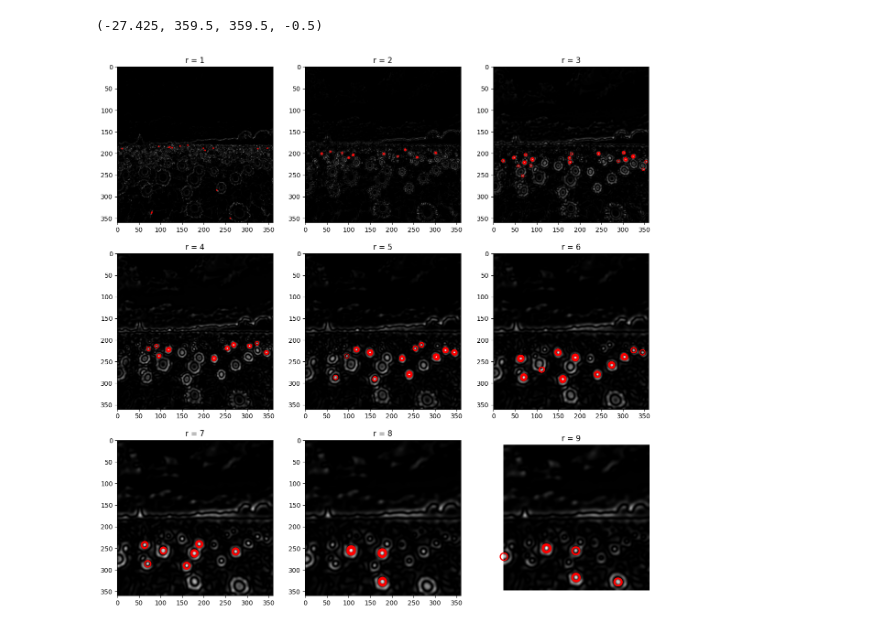
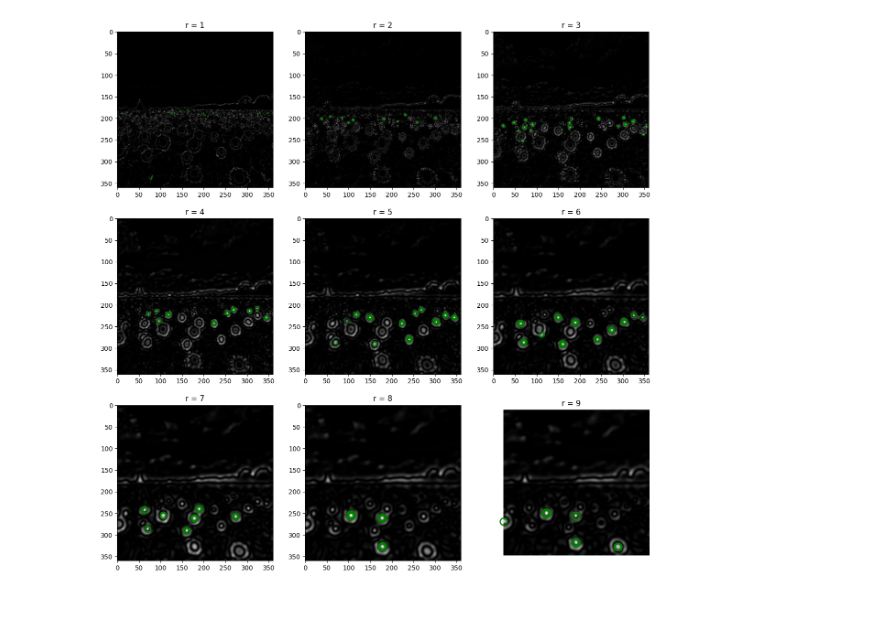
Before and after one commit to NidulaGunawardana/Vision_assignment_1, a Jupyter notebook: Assignment 2/assignment_Propper.ipynb, the cells around one changed output. Cells and saved outputs as stored; diff of their text form; code cells hidden in the pictures.

Commit message:
blob detector part done

```diff
--- a/Assignment 2/assignment_Propper.ipynb
+++ b/Assignment 2/assignment_Propper.ipynb
@@ -7,48 +7,46 @@ from skimage.feature import peak_local_max
 
 %matplotlib inline
 # %%
-def laplace_of_gaussian(sigma):
-    hw = round(3*sigma)    # Half width of kernel
-    X, Y = np.meshgrid(np.arange(-hw, hw + 1, 1), np.arange(-hw, hw + 1, 1))
+def laplace_of_gaussian(s):
+    half_width = round(3 * s)  # Half width of kernel
+    X, Y = np.meshgrid(np.arange(-half_width, half_width + 1, 1), np.arange(-half_width, half_width + 1, 1))
 
-    log = ((X**2 + Y**2)/(2*sigma**2) - 1) * np.exp(-(X**2 + Y**2)/(2*sigma**2)) / (np.pi * sigma**4)
-    return log
+    log_kernel = ((X**2 + Y**2) / (2 * s**2) - 1) * np.exp(-(X**2 + Y**2) / (2 * s**2)) / (np.pi * s**4)
+    return log_kernel
 # %%
-def detect_max(img_log, sigma):
+def detect_max(img1_log, sigma):
     coordinates = []
-    (h, w) = img_log.shape
+    (h, w) = img1_log.shape
     k = 1
     for i in range(k, h-k):
         for j in range(k, w-k):
-            slice_img = img_log[i-k:i+k+1, j-k:j+k+1]
-            result = np.max(slice_img) # finding maximum
-            if result >= 0.09: # threshold
+            slice_img = img1_log[i-k:i+k+1, j-k:j+k+1]
+            result = np.max(slice_img)  # finding maximum
+            if result >= 0.09:  # threshold
                 x, y = np.unravel_index(slice_img.argmax(), slice_img.shape)
-                coordinates.append((i+x-k, j+y-k)) #finding co-rdinates
+                coordinates.append((i+x-k, j+y-k))  # finding coordinates
     return set(coordinates)
 # %%
 img1 = cv.imread('the_berry_farms_sunflower_field.jpeg', cv.IMREAD_REDUCED_COLOR_4)
 img1 = cv.cvtColor(img1, cv.COLOR_BGR2GRAY) / 255
 
 fig, axes = plt.subplots(3, 3, figsize = (15, 15))
 
 # Finding local peaks for each sigma
 for r, ax in enumerate(axes.flatten(), start = 1):
     sigma = r/1.414
     LOG = sigma**2 * laplace_of_gaussian(sigma)
     img1_log = np.square(cv.filter2D(img1, -1, LOG))
 
     coordinates = detect_max(img1_log, sigma)
 
     ax.imshow(img1_log, cmap = 'gray')
     ax.set_title(f'r = {r}')
 
     for x, y in coordinates:
-        c = plt.Circle((y, x), sigma * 1.414, color = 'red', linewidth=1, fill=False)
+        c = plt.Circle((y, x), sigma * 1.414, color = 'g', linewidth=1, fill=False)
         ax.add_patch(c)
     ax.plot()
-
-plt.axis('off')
+    plt.axis('off')
 # %% [output]
-(-27.425, 359.5, 359.5, -0.5)
-[figure, old version]
+[figure, new version]
```
